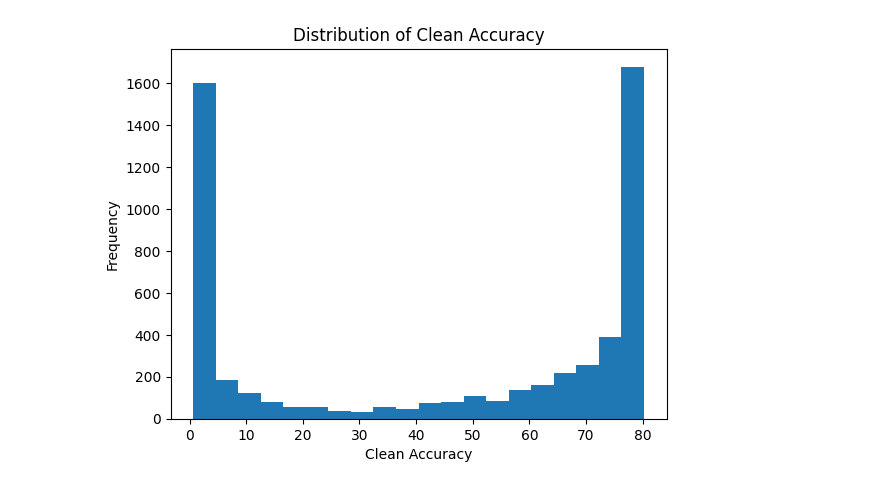
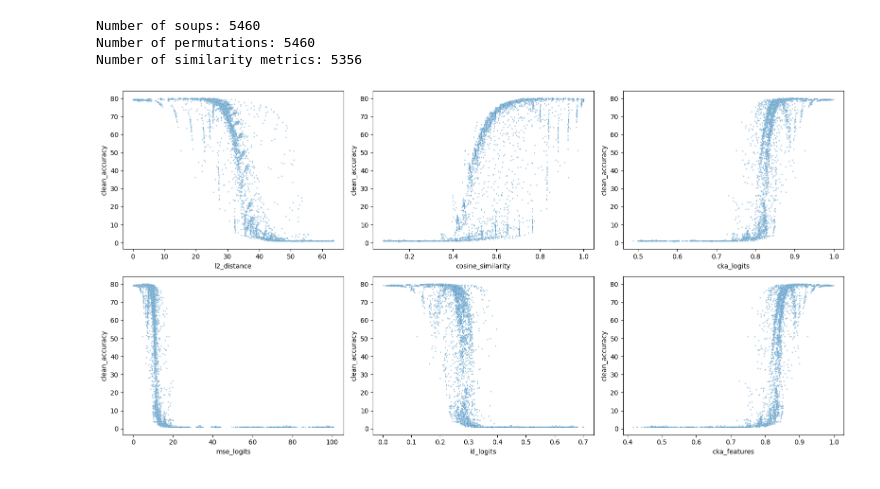
Before and after one commit to chipnbits/too-salty, a Jupyter notebook: data_analysis.ipynb, the cells around one changed output. Drawn from its saved outputs; the diff is of its cells as text; code cells hidden in the pictures.

Commit message:
full data gathered

```diff
--- a/data_analysis.ipynb
+++ b/data_analysis.ipynb
@@ -6,4 +6,5 @@ import dotenv
 dotenv.load_dotenv()
 DATA_DIR = os.getenv("DATA_DIR", "./data")
 SOUP_DIR = os.getenv("SOUP_DIR", ".models/soup_models")
+ANALYSIS_DIR = os.getenv("ANALYSIS_DIR", "./analysis")
 # %%
@@ -11,18 +14,70 @@ df_soups = pd.read_parquet(os.path.join(SOUP_DIR, "rand_soups_seed_42.parquet"),
+# %%
+# Combine into unified table by keys
+n_soups = df_soups.shape[0]
+n_permutations = df_permutations.shape[0]
+n_similarities = df_similarities.shape[0]
+
+print(f"Number of soups: {n_soups}")
+print(f"Number of permutations: {n_permutations}")
+print(f"Number of similarity metrics: {n_similarities}")
+
+def normalize_keys(df):
+    df[["key_a", "key_b"]] = (
+        df[["key_a", "key_b"]]
+        .astype(str)
+        .apply(lambda row: pd.Series(sorted(row)), axis=1)
+    )
+    return df
+
+for df in [df_soups, df_permutations, df_similarities]:
+    df = normalize_keys(df)
+    df.sort_values(by=["key_a", "key_b"]).reset_index(drop=True)
+
+df_all = (
+    df_soups
+    .merge(df_permutations, on=["key_a", "key_b"], how="outer")
+    .merge(df_similarities, on=["key_a", "key_b"], how="outer")
+)
+
+df_all
+
+# Save to disk
+df_all.to_parquet(os.path.join(ANALYSIS_DIR, "combined_analysis.parquet"), engine="fastparquet", index=False)
+# %% [output]
+Number of soups: 5460
+Number of permutations: 5460
+Number of similarity metrics: 5356
 # %%
-df_soups
-
-# sort by clean_accuracy
-df_soups_sorted = df_soups.sort_values(by="clean_accuracy", ascending=False)
-df_soups_sorted
+df_combined = pd.read_parquet(os.path.join(ANALYSIS_DIR, "combined_analysis.parquet"), engine="fastparquet")
 
 # Plot distribution of clean_accuracy
 import matplotlib.pyplot as plt
-plt.hist(df_soups["clean_accuracy"], bins=20)
-plt.xlabel("Clean Accuracy")
-plt.ylabel("Frequency")
-plt.title("Distribution of Clean Accuracy")
+import seaborn as sns
+
+# plt.hist(df_combined["clean_accuracy"], bins=20)
+# plt.xlabel("Clean Accuracy")
+# plt.ylabel("Frequency")
+# plt.title("Distribution of Clean Accuracy")
+# plt.show()
+
+# plot clean accuracy vs metrics
+metrics = [
+    "l2_distance",
+    "cosine_similarity",
+    "cka_logits",
+    "mse_logits",
+    "kl_logits",
+    "cka_features",
+]
+
+#4x2 grid of scatter plots with seaborn
+fig, axes = plt.subplots(2, 3, figsize=(16,8))
+for i, metric in enumerate(metrics):
+    ax = axes[i // 3, i % 3]
+    sns.scatterplot(data=df_combined, x=metric, y="clean_accuracy", ax=ax, alpha=0.5, marker='.', s=15.0)
+plt.tight_layout()
 plt.show()
 # %% [output]
-[figure, old version]
+[figure, new version]
 # %%
 # find result for key_a = 50_4 and key_b = 50_4
```
Also changed, not shown: parts of 2 cells of this notebook, 10 other files.
